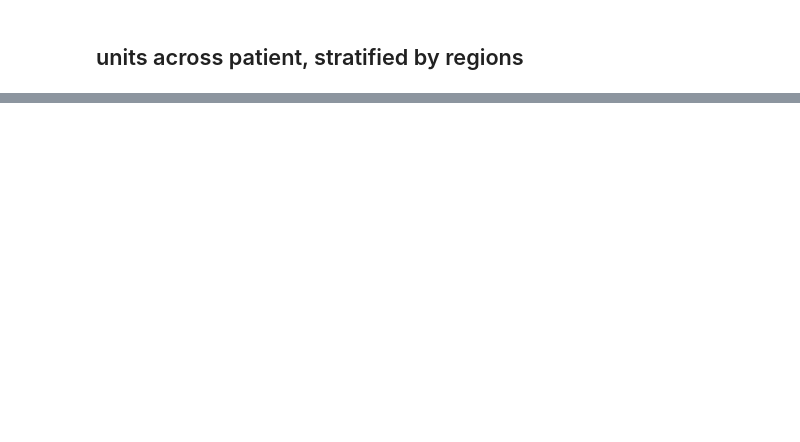
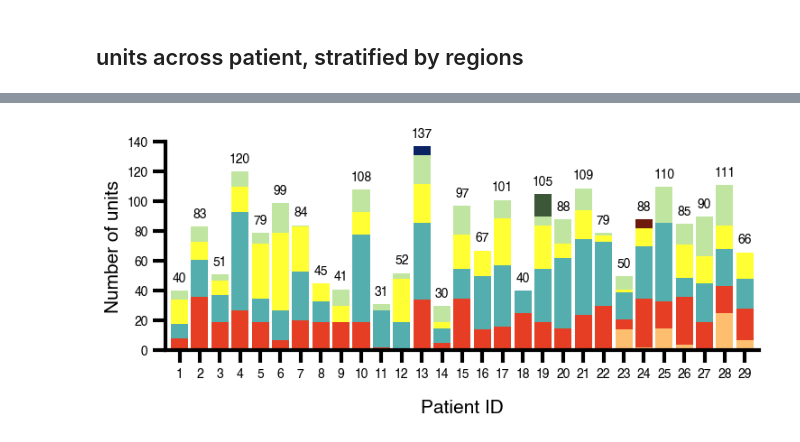
Before and after one commit to mormannlab/SUMMER, a Jupyter notebook: plot_code/data_overview/plots_data_overview.ipynb, the cells around one changed output, grey strips where cells are left out. Cells and saved outputs as stored; diff of their text form; code cells hidden in the pictures; blank space fills up the shorter version.

```diff
--- a/plot_code/data_overview/plots_data_overview.ipynb
+++ b/plot_code/data_overview/plots_data_overview.ipynb
@@ -315,2 +317,4 @@ plt.show()
 # %% [markdown]
 ## units across patient, stratified by regions
+# %%
+df_patient_overview = create_data_overview(data_dir)
@@ -316,0 +373,47 @@ plt.show()
+# %%
+rc('axes', linewidth=axwidth)
+rc('xtick.major', width=tickwidth, size=ticksize)
+rc('xtick', labelsize=ticklabelsize)
+rc('ytick.major', width=tickwidth, size=ticksize)
+rc('ytick', labelsize=ticklabelsize)
+
+fig_wid = 8.5
+fig_height = 3.
+fig, ax = plt.subplots(1,1, figsize=(fig_wid, fig_height))
+
+bar_width = 0.85
+
+yticks = range(0, 141, 20)
+index = np.arange(len(columns))
+y_offset = np.zeros(len(columns))
+
+cell_text = []
+for i, row in enumerate(range(n_rows)):
+    hbar = ax.bar(index, data_list[row], bar_width, align='center', bottom=y_offset,
+                   label=rows[i], color=colors[row])
+
+    if i == n_rows - 1:
+        ax.bar_label(hbar, padding=5, fontsize=ticksize)
+    y_offset = y_offset + data_list[row]
+
+sns.despine()
+ymin, ymax = ax.get_ylim()
+ax.spines['left'].set_bounds(ymin, ymax+3)
+
+ax.set_xticks(range(len(patients)))
+ax.set_xticklabels(patients, fontsize=ticksize)
+
+ax.set_yticks(yticks)
+ax.set_yticklabels(yticks, fontsize=ticksize)
+
+ax.set_xlabel("Patient ID", fontsize=labelsize, labelpad=15)
+ax.set_ylabel("Number of units",fontsize=labelsize)
+ax.margins(x=0.01)
+#ax.legend(loc='upper right', bbox_to_anchor=(1.18, 1), fontsize=ticksize, frameon=False)
+
+#plt.tight_layout()
+plt.savefig(panel_save_dir / "unit_distribution_across_patients.png", bbox_inches="tight", dpi=300)
+plt.savefig(panel_save_dir / "unit_distribution_across_patients.svg", bbox_inches="tight", dpi=300)
+plt.show()
+# %% [output]
+[figure, added]
```
Also changed, not shown: parts of 10 cells of this notebook, 20 other files.
